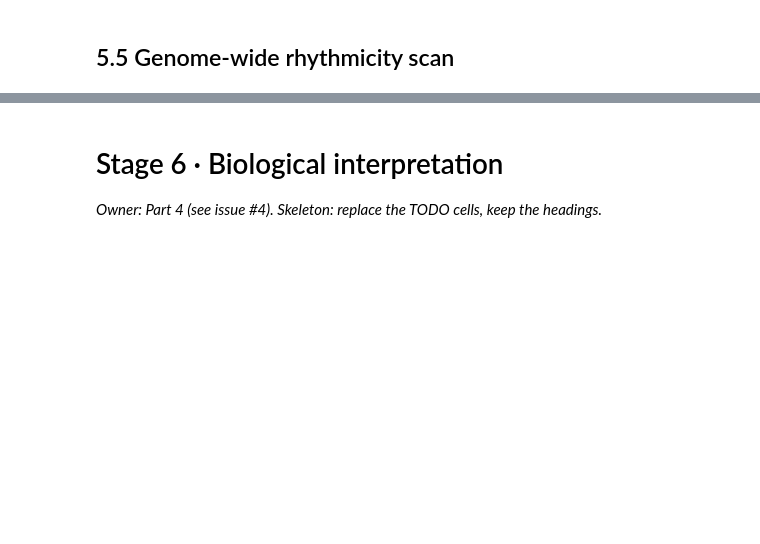
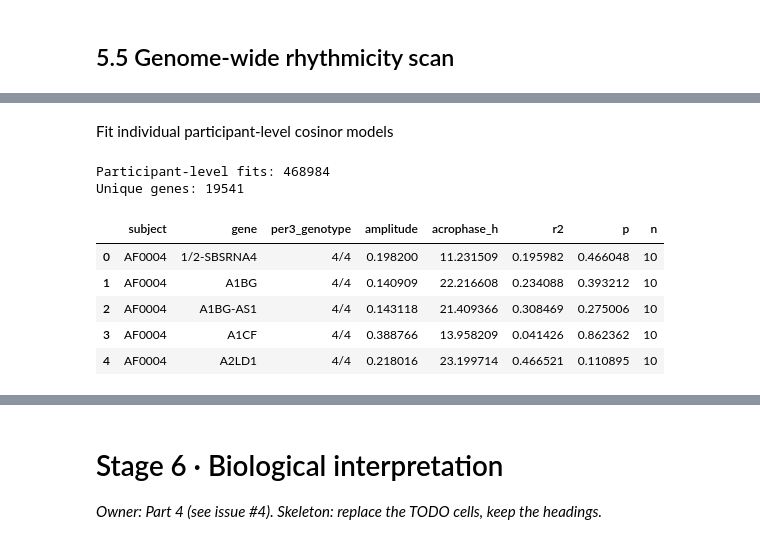
Before and after one commit to CKmellow/per3-genotype-clock-gene-timing, a Jupyter notebook: notebooks/PER3_clock_timing.ipynb, the cells around one changed output, grey strips where cells are left out. Cells and saved outputs as stored; diff of their text form; code cells hidden in the pictures; blank space fills up the shorter version.

```diff
--- a/notebooks/PER3_clock_timing.ipynb
+++ b/notebooks/PER3_clock_timing.ipynb
@@ -1428,0 +1437,55 @@ def rhythmicity_scan(
+# %% [markdown]
+Fit individual participant-level cosinor models
+# %%
+genome_results = []
+
+for subject, subject_meta in genome_meta.groupby("subject"):
+
+    subject_samples = subject_meta["sample_id"].tolist()
+
+    # Get the circadian phase for this participant's samples
+    times = subject_meta.set_index("sample_id").loc[
+        subject_samples, "circadian_phase_h"
+    ].to_numpy()
+
+    # Get this participant's expression measurements
+    subject_expression = gene_expression[subject_samples]
+
+    for gene, expression in subject_expression.iterrows():
+
+        try:
+            fit = rhythm.cosinor_fit(
+                times,
+                expression.to_numpy(),
+                period=24.0
+            )
+
+            genome_results.append({
+                "subject": subject,
+                "gene": gene,
+                "per3_genotype": subject_meta["per3_genotype"].iloc[0],
+                "amplitude": fit["amplitude"],
+                "acrophase_h": fit["acrophase_h"],
+                "r2": fit["r2"],
+                "p": fit["p"],
+                "n": fit["n"]
+            })
+
+        except ValueError:
+            continue
+
+genome_subject_fits = pd.DataFrame(genome_results)
+
+print("Participant-level fits:", len(genome_subject_fits))
+print("Unique genes:", genome_subject_fits["gene"].nunique())
+
+display(genome_subject_fits.head())
+# %% [output]
+Participant-level fits: 468984
+Unique genes: 19541
+|  | subject | gene | per3_genotype | amplitude | acrophase_h | r2 | p | n |
+| 0 | AF0004 | 1/2-SBSRNA4 | 4/4 | 0.198200 | 11.231509 | 0.195982 | 0.466048 | 10 |
+| 1 | AF0004 | A1BG | 4/4 | 0.140909 | 22.216608 | 0.234088 | 0.393212 | 10 |
+| 2 | AF0004 | A1BG-AS1 | 4/4 | 0.143118 | 21.409366 | 0.308469 | 0.275006 | 10 |
+| 3 | AF0004 | A1CF | 4/4 | 0.388766 | 13.958209 | 0.041426 | 0.862362 | 10 |
+| 4 | AF0004 | A2LD1 | 4/4 | 0.218016 | 23.199714 | 0.466521 | 0.110895 | 10 |
```
Also changed, not shown: parts of 9 cells of this notebook.
